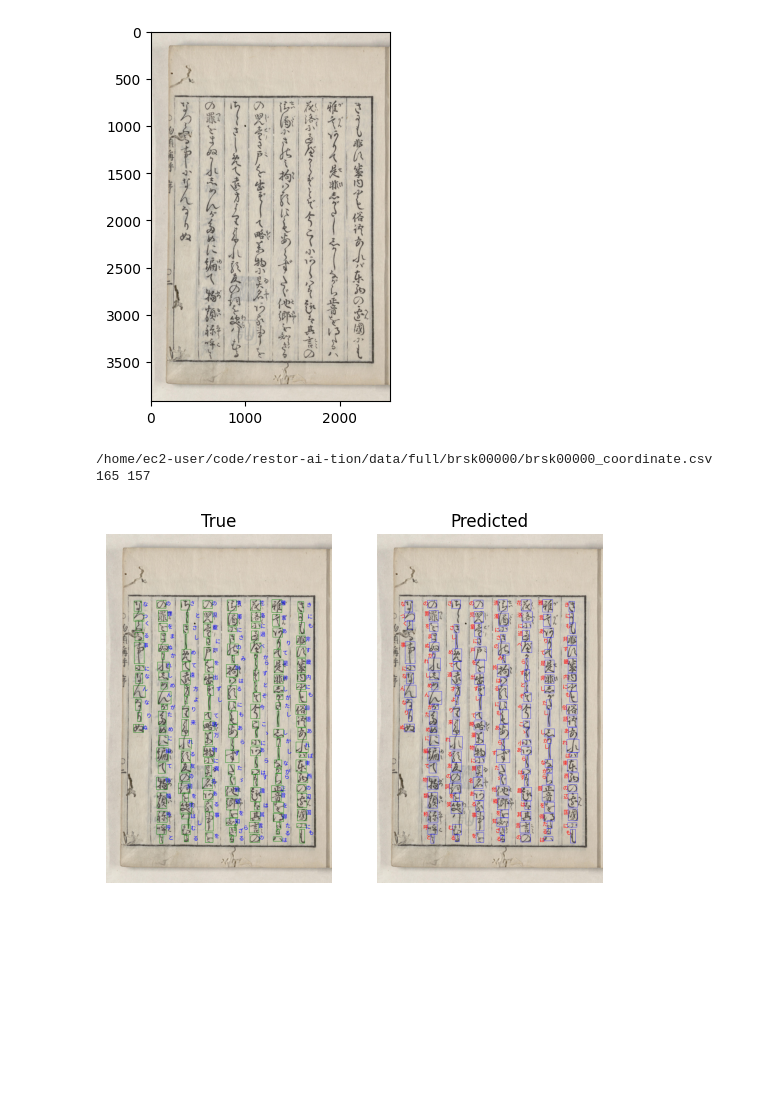
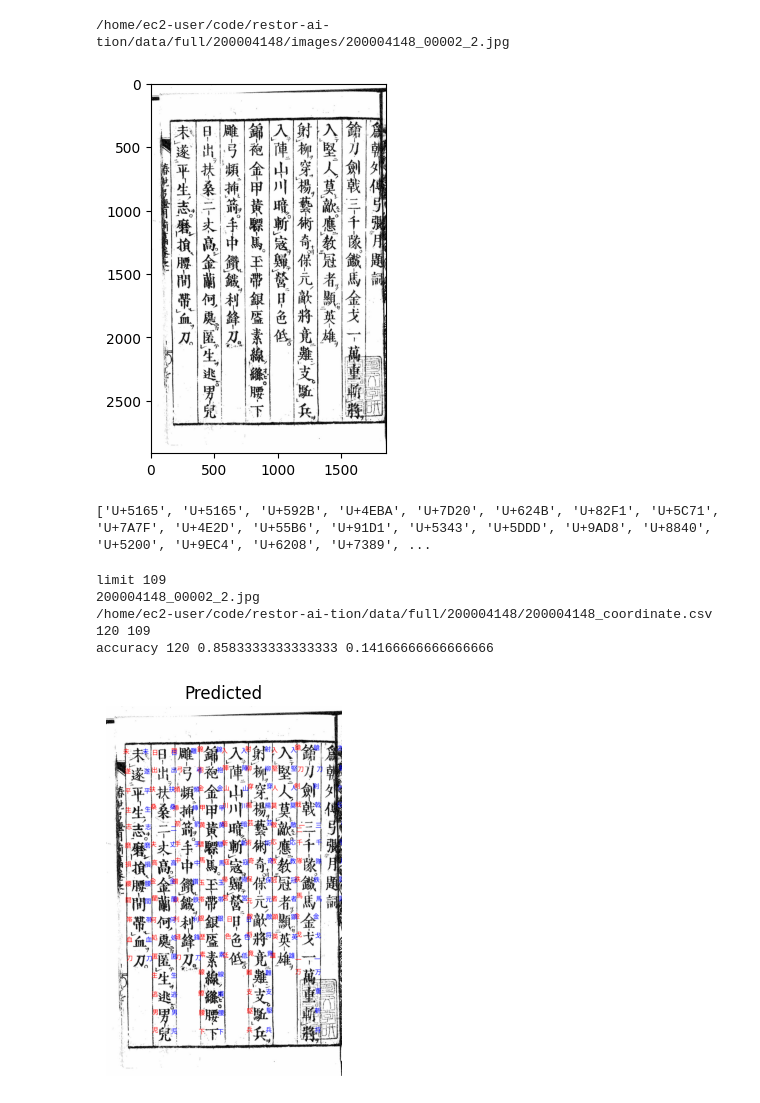
Before and after one commit to aumahesh-mids/kuzushiji-recognition, a Jupyter notebook: thanya.ipynb, the cells around one changed output. Drawn from its saved outputs; the diff is of its cells as text; code cells hidden in the pictures; blank space fills up the shorter version.

```diff
--- a/thanya.ipynb
+++ b/thanya.ipynb
@@ -20,12 +20,22 @@ from kr.classifier.softmax.mobilenetv3 import MobileNetV3
 from kr.datasets import KuzushijiUnicodeMapping
 # %%
 # filename = '/home/ec2-user/code/t-hanya/kuzushiji-recognition/data/new-images/example.jpg'
-filename = '/home/ec2-user/code/restor-ai-tion/data/full/brsk00000/images/brsk001_005.jpg'
+# filename = '/home/ec2-user/code/restor-ai-tion/data/full/brsk00000/images/brsk001_005.jpg'
+# filename = '/home/ec2-user/code/restor-ai-tion/data/full/200014685/images/200014685_00002_2.jpg'
+filename = '/home/ec2-user/code/restor-ai-tion/data/full/200004148/images/200004148_00002_2.jpg'
+# filename = '/home/ec2-user/code/t-hanya/kuzushiji-recognition/data/new-images/image2.png'
+# inverted_filename = '/home/ec2-user/code/t-hanya/kuzushiji-recognition/data/new-images/invertedimage2.png'
+# image = Image.open(filename)
+# inverted_image = ImageOps.invert(image)
+# inverted_image.save(inverted_filename)
+# filename = inverted_filename
+print(filename)
 image = Image.open(filename)
 plt.imshow(image)
 plt.show()
 # %% [output]
+/home/ec2-user/code/restor-ai-tion/data/full/200004148/images/200004148_00002_2.jpg
-[figure, old version]
+[figure, new version]
 # %%
 def predict(detector_model='/home/ec2-user/code/t-hanya/kuzushiji-recognition/results/detector/model_700.npz',
             classifier_model='/home/ec2-user/code/t-hanya/kuzushiji-recognition/results/classifier/model_1000.npz',
@@ -54,9 +64,12 @@ def predict(detector_model='/home/ec2-user/code/t-hanya/kuzushiji-recognition/re
     return unicodes, scores, bboxes, bbox_scores
 # %%
 unicodes, unicode_scores, bboxes, bbox_scores = predict(image_filename=filename)
+print(unicodes)
+# %% [output]
+['U+5165', 'U+5165', 'U+592B', 'U+4EBA', 'U+7D20', 'U+624B', 'U+82F1', 'U+5C71', 'U+7A7F', 'U+4E2D', 'U+55B6', 'U+91D1', 'U+5343', 'U+5DDD', 'U+9AD8', 'U+8840', 'U+5200', 'U+9EC4', 'U+6208', 'U+7389', ...
 # %%
 font_path = '/home/ec2-user/code/t-hanya/kuzushiji-recognition/data/font/NotoSansCJKjp-Regular.otf'
-font = ImageFont.truetype(font_path, 60, encoding='utf-8')
+font = ImageFont.truetype(font_path, 50, encoding='utf-8')
 text_color = 'rgb(255, 0, 0)'
 true_color = 'rgb(0, 0, 255)'
 
@@ -77,20 +90,28 @@ def visualize_preds(orig_filename, unicodes, unicode_scores, bboxes, bbox_scores
     true_draw = ImageDraw.Draw(true_img)
     if limit == -1:
         limit = len(unicodes)
+    print('limit', limit)
+
     for (pred, uscore, bbox, bscore) in zip(unicodes[:limit], unicode_scores[:limit], bboxes[:limit], bbox_scores[:limit]):
         x, y, w, h = bbox_values(bbox)
         i = np.argmax(pred)
         label = chr(int(pred[2:], 16))
         if verbose:
-            print(pred, label, uscore, x, y, w, h, bscore)
+            print('!!!', pred, label, uscore, x, y, w, h, bscore)
 
 
         pred_draw.text((x - 50, y - 10), label, fill=text_color, font = font)
-        pred_draw.rectangle([(x, y), (w, h)], outline='blue', width=3)
+        # pred_draw.rectangle([(x, y), (w, h)], outline='blue', width=3)
 
 
     x = os.path.basename(orig_filename).replace('-', '_')
-    true_image_availagle = False
+    true_image_available = False
+
+    num_correct = 0
+    num_wrong = 0
+
+    print(x)
+
     if len(x.split('_')) >= 2:
         true_image_available = True
         bookname = x.split('_')[0]
@@ -115,6 +136,8 @@ def visualize_preds(orig_filename, unicodes, unicode_scores, bboxes, bbox_scores
                     true_bboxes.append([int(row['X']), int(row['Y']), int(row['Width']), int(row['Height'])])
 
         print(len(true_unicodes), len(unicodes))
+        total = len(true_unicodes)
+
         if same_image:
             dimg = pred_draw
         else:
@@ -124,12 +147,25 @@ def visualize_preds(orig_filename, unicodes, unicode_scores, bboxes, bbox_scores
             w = w + x
             h = h + y
             if verbose:
-                print(pred, label, uscore, x, y, w, h, bscore)
+                print('>', pred, label, uscore, x, y, w, h, bscore)
 
 
             dimg.text((x + 100, y - 10), uc, fill=true_color, font = font)
-            dimg.rectangle([(x, y), (w, h)], outline='green', width=4)
+            # dimg.rectangle([(x, y), (w, h)], outline='green', width=4)
+            found_char = False
+            for (pred, pbbox) in zip(unicodes[:limit], bboxes[:limit]):
+                # if abs(xpred - x) < 200.0 and abs(ypred - y) < 200.0 and cpred == char:
+                xpred, ypred, width, height = bbox_values(pbbox)
+                puc = chr(int(pred[2:], 16))
+                if abs(xpred - x) < 200 and abs(ypred - y) < 200 and puc == uc:
+                    found_char = True
+                    break
+            if found_char:
+                num_correct += 1
+            else:
+                num_wrong += 1
 
+        print('accuracy', total, (num_correct*1.0/total), (num_wrong*1.0)/total)
 
     if same_image or not true_image_available:
         plt.figure()
@@ -165,13 +201,16 @@ def visualize_preds(orig_filename, unicodes, unicode_scores, bboxes, bbox_scores
 # %%
 pred_filenames = visualize_preds(filename,
                                  unicodes, unicode_scores, bboxes, bbox_scores,
-                                 same_image=False,
+                                 same_image=True,
                                  limit=-1, verbose=False)
 pred_filename = pred_filenames[0]
 # %% [output]
-/home/ec2-user/code/restor-ai-tion/data/full/brsk00000/brsk00000_coordinate.csv
-165 157
+limit 109
+200004148_00002_2.jpg
+/home/ec2-user/code/restor-ai-tion/data/full/200004148/200004148_coordinate.csv
+120 109
+accuracy 120 0.8583333333333333 0.14166666666666666
-[figure, old version]
+[figure, new version]
 # %%
 ' '.join([chr(int(c[2:], 16)) for c in unicodes])
 # %% [output]
```
Also changed, not shown: parts of 12 cells of this notebook, 1 other file.
